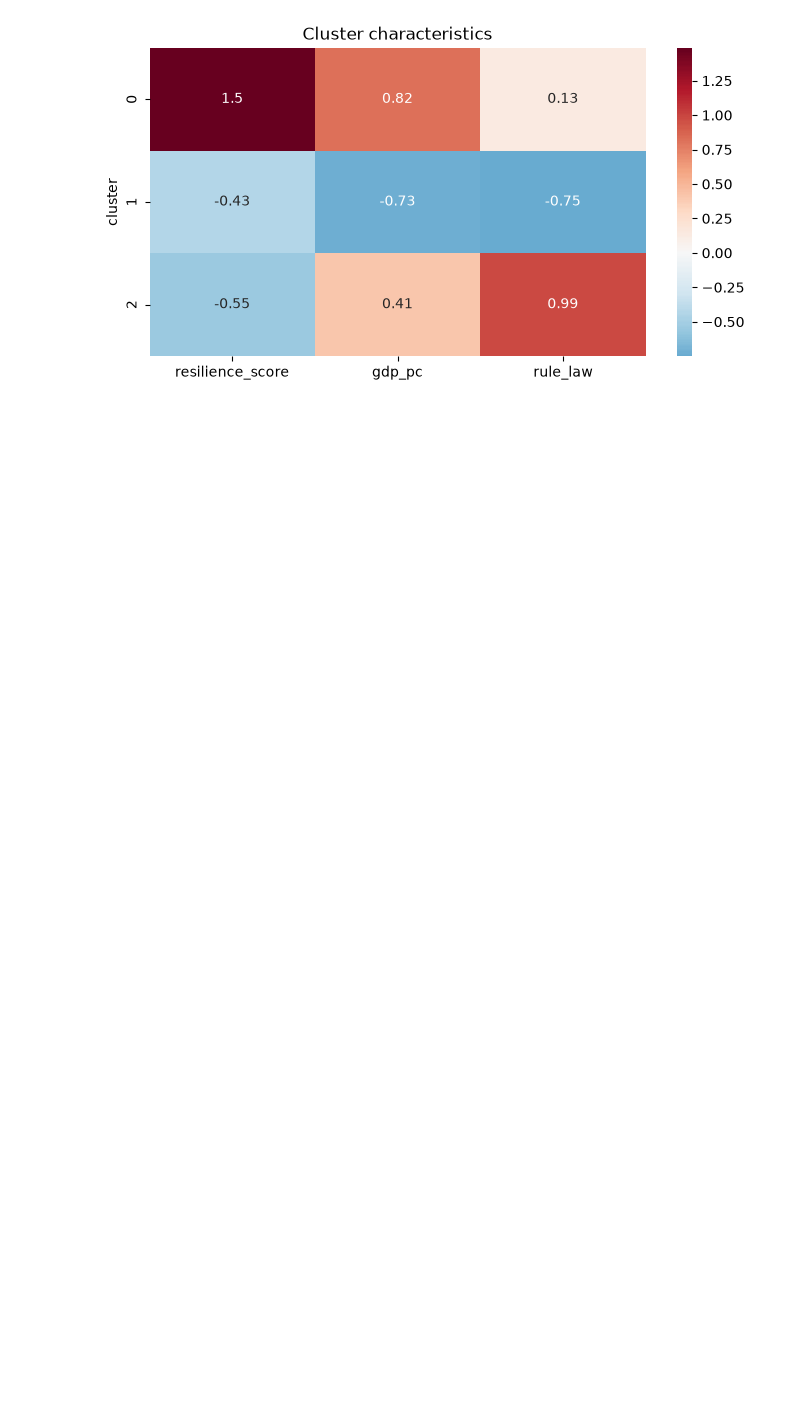
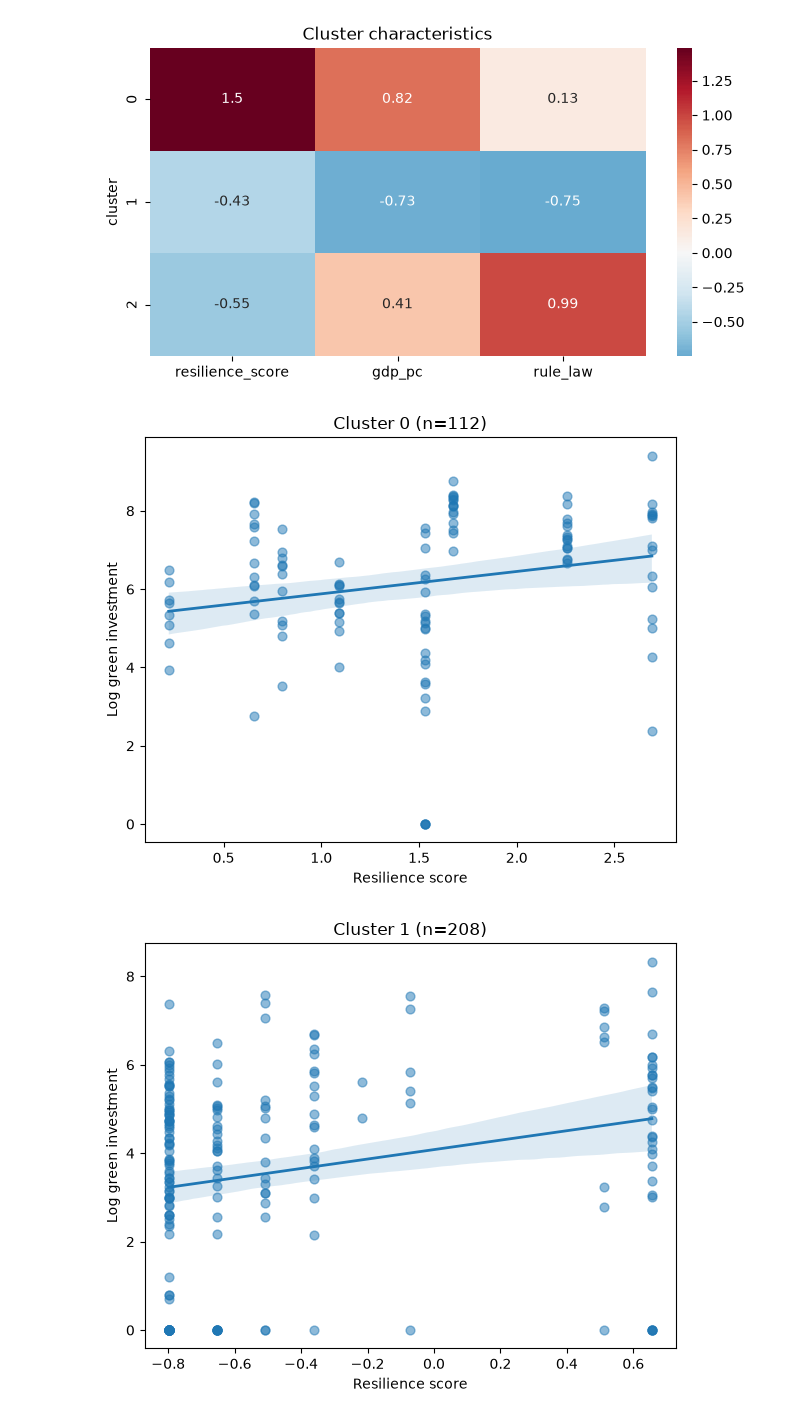
Before and after one commit to Lau-reen/DSPP-Infra, a Jupyter notebook: notebooks/Shota Emoto/test_analysis.ipynb, the cells around one changed output. Drawn from its saved outputs; the diff is of its cells as text; code cells hidden in the pictures; blank space fills up the shorter version.

```diff
--- a/notebooks/Shota Emoto/test_analysis.ipynb
+++ b/notebooks/Shota Emoto/test_analysis.ipynb
@@ -1661,3 +1661,73 @@ plt.title("Cluster characteristics")
 plt.show()
 # %% [output]
 [figure]
+# %%
+import matplotlib.pyplot as plt
+import seaborn as sns
+
+for c in sorted(df["cluster"].unique()):
+
+    tmp = df[df["cluster"] == c]
+
+    if len(tmp) < 20:
+        continue
+
+    plt.figure(figsize=(6,5))
+
+    sns.regplot(
+        data=tmp,
+        x="resilience_score",
+        y="log_green",
+        ci=95,
+        scatter_kws={
+            "alpha": 0.5,
+            "s": 40
+        },
+        line_kws={
+            "linewidth": 2
+        }
+    )
+
+    plt.title(
+        f"Cluster {c} (n={len(tmp)})"
+    )
+
+    plt.xlabel("Resilience score")
+    plt.ylabel("Log green investment")
+
+    plt.tight_layout()
+    plt.show()
+
+plt.figure(figsize=(8,6))
+
+sns.scatterplot(
+    data=df,
+    x="resilience_score",
+    y="log_green",
+    hue="cluster",
+    alpha=0.5
+)
+
+for c in sorted(df["cluster"].unique()):
+
+    tmp = df[df["cluster"] == c]
+
+    sns.regplot(
+        data=tmp,
+        x="resilience_score",
+        y="log_green",
+        scatter=False,
+        ci=None,
+        label=f"Cluster {c}"
+    )
+
+plt.title(
+    "Resilience and Green Investment by Cluster"
+)
+
+plt.legend()
+
+plt.show()
+# %% [output]
+[figure, added]
+[figure, added]
```
Also changed, not shown: parts of 1 cell of this notebook.
